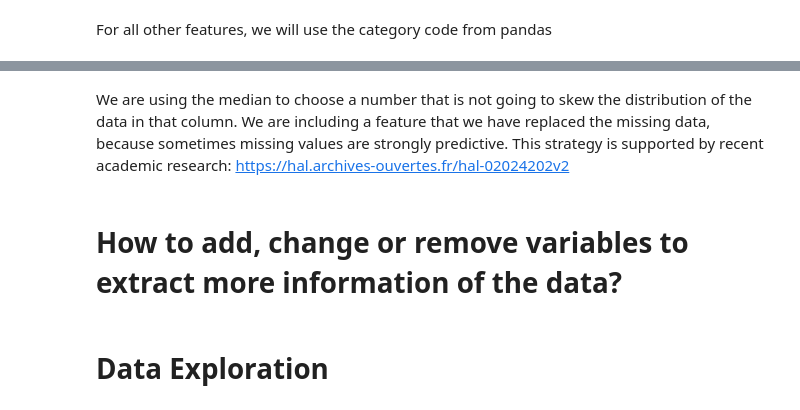
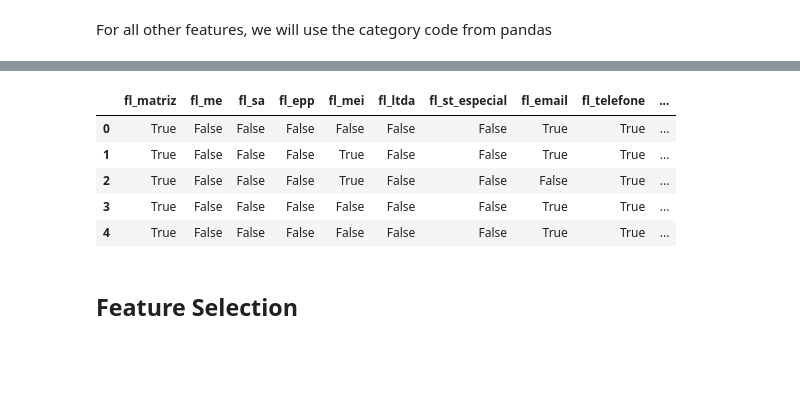
Before and after one commit to luizfdflores/clients_recommendation_streamlit, a Jupyter notebook: notebooks/EDA - Market.ipynb, the cells around one changed output, grey strips where cells are left out. Drawn from its saved outputs; the diff is of its cells as text; code cells hidden in the pictures; blank space fills up the shorter version.

```diff
--- a/notebooks/EDA - Market.ipynb
+++ b/notebooks/EDA - Market.ipynb
@@ -525,2 +550,0 @@ for col in list(set(data_msg_categorical.columns)-set(features_dict.keys())):
-# %%
-data_numerical = data_filt.select_dtypes(include=['int8','float64'])
@@ -529,13 +551,19 @@ StandardScaler().fit_transform(data_msg['idade_empresa_anos'].shape(-1, 1))
-# %%
-for col in data_numerical.columns:
-    print(col)
-    data_msg[col] = data_filt[col]
-    data_msg[col+'_na'] = pd.isnull(data_msg[col])
-    data_msg[col].fillna(data_msg[col].median(), inplace=True)
-    data_msg[col] = StandardScaler().fit_transform(data_msg[col])
-# %% [markdown]
-We are using the median to choose a number that is not going to skew the distribution of the data in that column. We are including a feature that we have replaced the missing data, because sometimes missing values are strongly predictive. This strategy is supported by recent academic research: https://hal.archives-ouvertes.fr/hal-02024202v2
-# %% [markdown]
-# How to add, change or remove variables to extract more information of the data?
-# %% [markdown]
-# Data Exploration
+# %%
+data_le_boolean_obj = data_le.select_dtypes(include='object')
+for col in data_le_boolean_obj.columns:
+    data_le[col] = data_le[col].astype('category').cat.as_ordered()
+    data_le[col] = data_le[col].cat.codes + 1
+# %%
+num_cols = list(data_numerical.columns)
+num_cols.extend(['year_dt_situacao','month_dt_situacao','day_dt_situacao'])
+sc = StandardScaler()
+data_le[data_numerical.columns] = pd.DataFrame(sc.fit_transform(data_le[data_numerical.columns]))
+# %%
+data_le.head()
+# %% [output]
+|  | fl_matriz | fl_me | fl_sa | fl_epp | fl_mei | fl_ltda | fl_st_especial | fl_email | fl_telefone | ... |
+| 0 | True | False | False | False | False | False | False | True | True | ... |
+| 1 | True | False | False | False | True | False | False | True | True | ... |
+| 2 | True | False | False | False | True | False | False | False | True | ... |
+| 3 | True | False | False | False | False | False | False | True | True | ... |
+| 4 | True | False | False | False | False | False | False | True | True | ... |
@@ -541,0 +572,2 @@ We are using the median to choose a number that is not going to skew the distrib
+# %% [markdown]
+## Feature Selection
```
Also changed, not shown: parts of 30 cells of this notebook.
